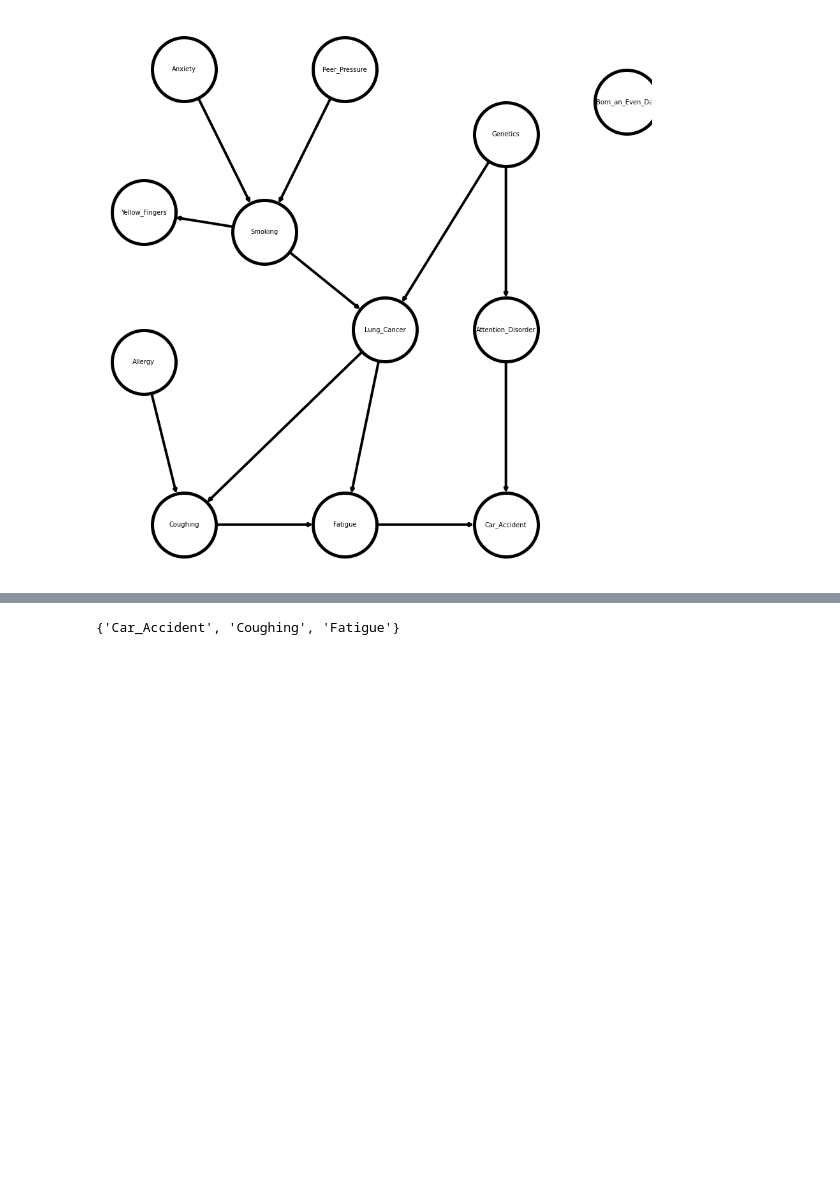
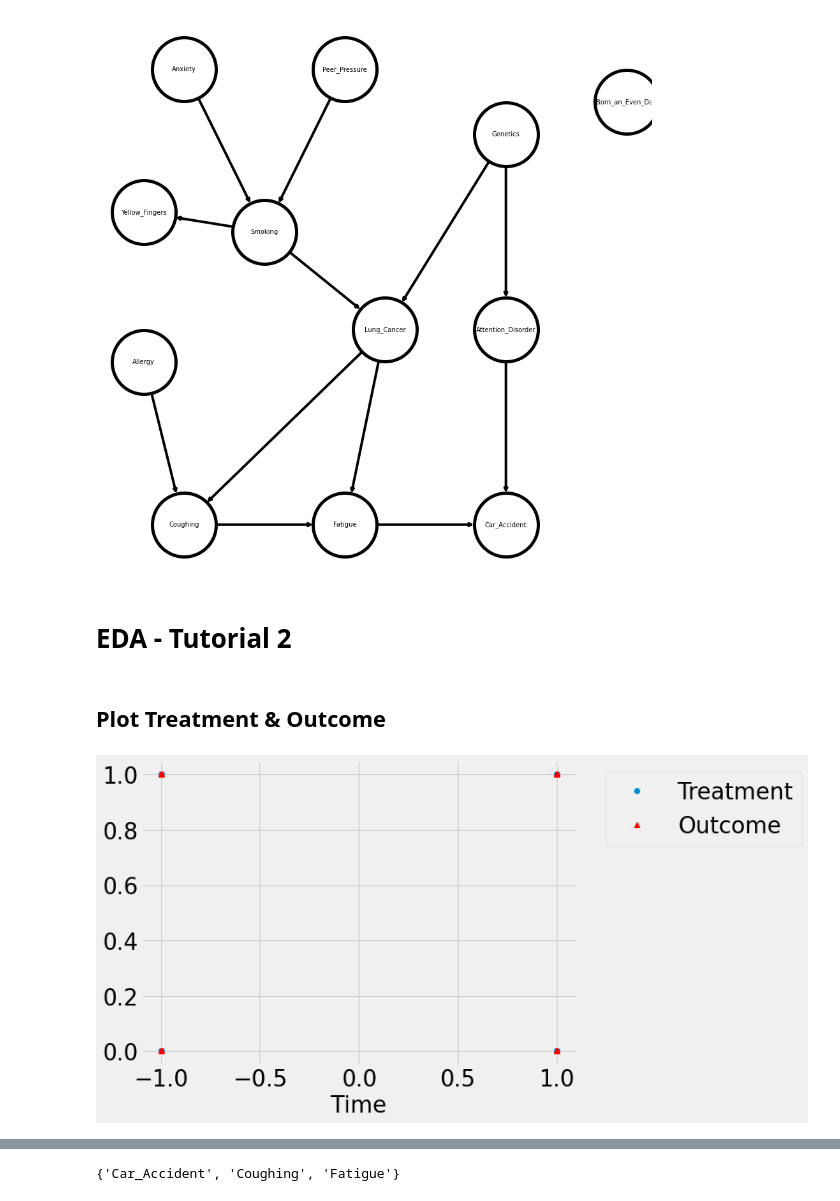
Before and after one commit to keerthybalan/CausalDS_LUCAS, a Jupyter notebook: EDA.ipynb, the cells around one changed output, grey strips where cells are left out. Cells and saved outputs as stored; diff of their text form; code cells hidden in the pictures; blank space fills up the shorter version.

```diff
--- a/EDA.ipynb
+++ b/EDA.ipynb
@@ -159,3 +179,11 @@ nx.write_gml(G, "backdoor_criterion_graph.gml")
 plt.show()
 # %% [output]
 [figure]
+# %% [markdown]
+# EDA - Tutorial 2
+# %% [markdown]
+## Plot Treatment & Outcome
+# %%
+dowhy.plotter.plot_treatment_outcome(train["Smoking"], train["Car_Accident"], train['Target']) # Doen't make sense with binary data I guess
+# %% [output]
+[figure, added]
```
Also changed, not shown: parts of 28 cells of this notebook.
